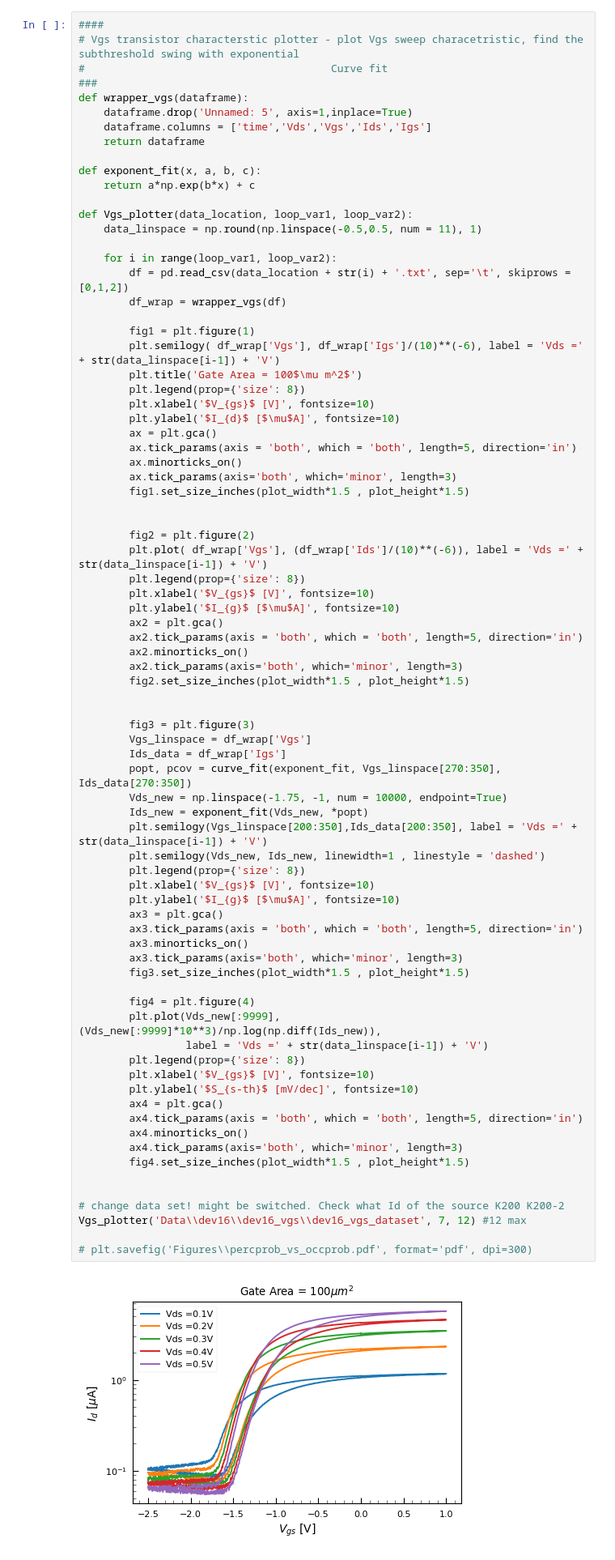
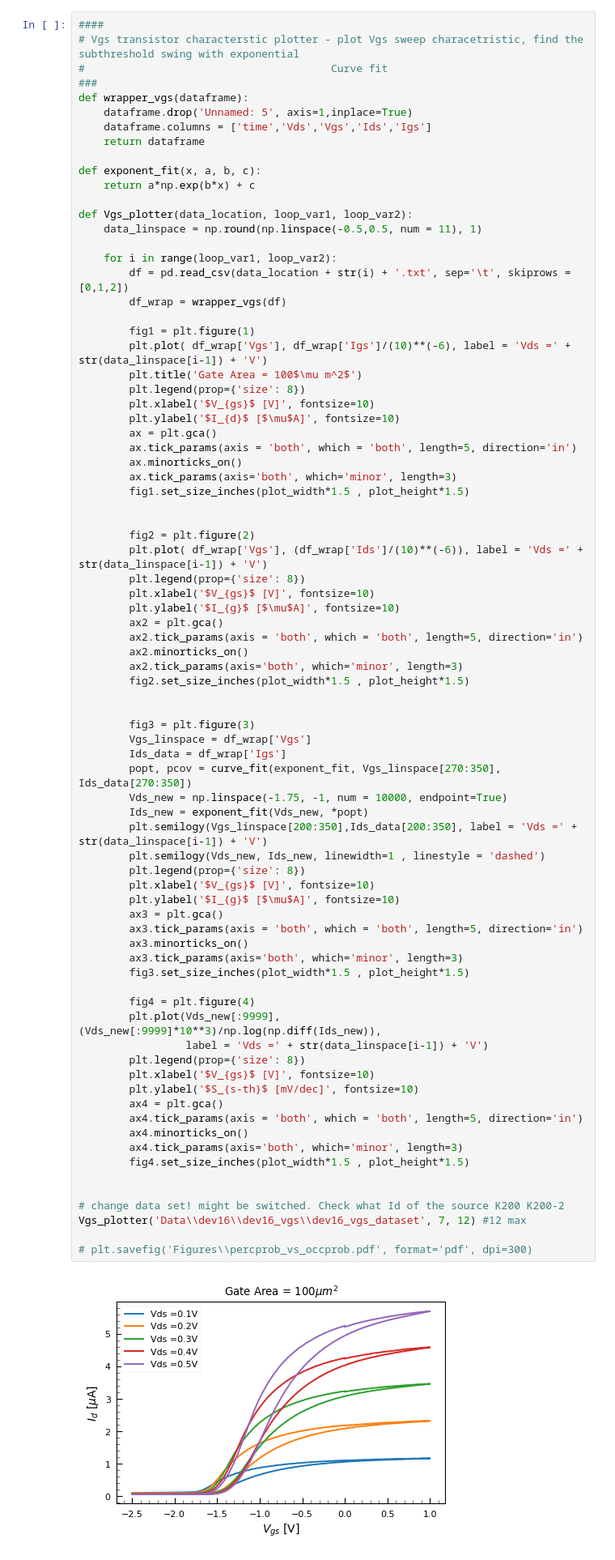
Before and after one commit to prabowobagas/Jupyter-Notebook-Thesis, a Jupyter notebook: Weekly Journal.ipynb, the cells around one changed output. Shown: that part at 81% size. Saved outputs shown, nothing was run; the diff lists cells and outputs as text.

Commit message:
data from sim

```diff
--- a/Weekly Journal.ipynb
+++ b/Weekly Journal.ipynb
@@ -374,7 +374,7 @@ def Vgs_plotter(data_location, loop_var1, loop_var2):
         df_wrap = wrapper_vgs(df)
 
         fig1 = plt.figure(1)
-        plt.semilogy( df_wrap['Vgs'], df_wrap['Igs']/(10)**(-6), label = 'Vds =' + str(data_linspace[i-1]) + 'V')
+        plt.plot( df_wrap['Vgs'], df_wrap['Igs']/(10)**(-6), label = 'Vds =' + str(data_linspace[i-1]) + 'V')
         plt.title('Gate Area = 100$\mu m^2$')
         plt.legend(prop={'size': 8})
         plt.xlabel('$V_{gs}$ [V]', fontsize=10)
@@ -406,34 +406,34 @@ def Vgs_plotter(data_location, loop_var1, loop_var2):
         Ids_new = exponent_fit(Vds_new, *popt)
         plt.semilogy(Vgs_linspace[200:350],Ids_data[200:350], label = 'Vds =' + str(data_linspace[i-1]) + 'V')
         plt.semilogy(Vds_new, Ids_new, linewidth=1 , linestyle = 'dashed')
         plt.legend(prop={'size': 8})
         plt.xlabel('$V_{gs}$ [V]', fontsize=10)
         plt.ylabel('$I_{g}$ [$\mu$A]', fontsize=10)
         ax3 = plt.gca()
         ax3.tick_params(axis = 'both', which = 'both', length=5, direction='in')
         ax3.minorticks_on()
         ax3.tick_params(axis='both', which='minor', length=3)
         fig3.set_size_inches(plot_width*1.5 , plot_height*1.5)
 
         fig4 = plt.figure(4)
         plt.plot(Vds_new[:9999], (Vds_new[:9999]*10**3)/np.log(np.diff(Ids_new)),
                  label = 'Vds =' + str(data_linspace[i-1]) + 'V')
         plt.legend(prop={'size': 8})
         plt.xlabel('$V_{gs}$ [V]', fontsize=10)
         plt.ylabel('$S_{s-th}$ [mV/dec]', fontsize=10)
         ax4 = plt.gca()
         ax4.tick_params(axis = 'both', which = 'both', length=5, direction='in')
         ax4.minorticks_on()
         ax4.tick_params(axis='both', which='minor', length=3)
         fig4.set_size_inches(plot_width*1.5 , plot_height*1.5)
 
 
 # change data set! might be switched. Check what Id of the source K200 K200-2
 Vgs_plotter('Data\\dev16\\dev16_vgs\\dev16_vgs_dataset', 7, 12) #12 max
 
 # plt.savefig('Figures\\percprob_vs_occprob.pdf', format='pdf', dpi=300)
 # %% [output]
-[figure, old version]
+[figure, new version]
 [figure]
 [figure]
 [figure]
```
Also changed, not shown: parts of 4 cells of this notebook, 9 other files.
